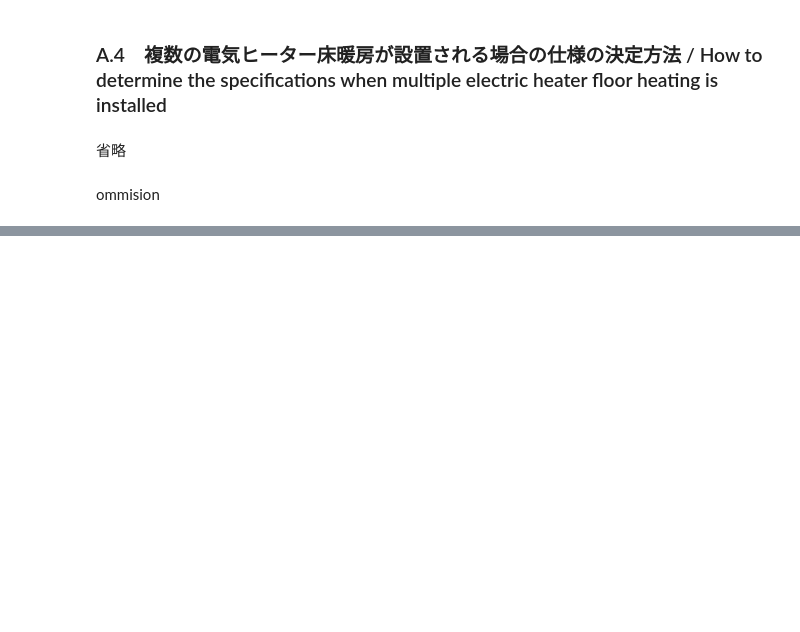
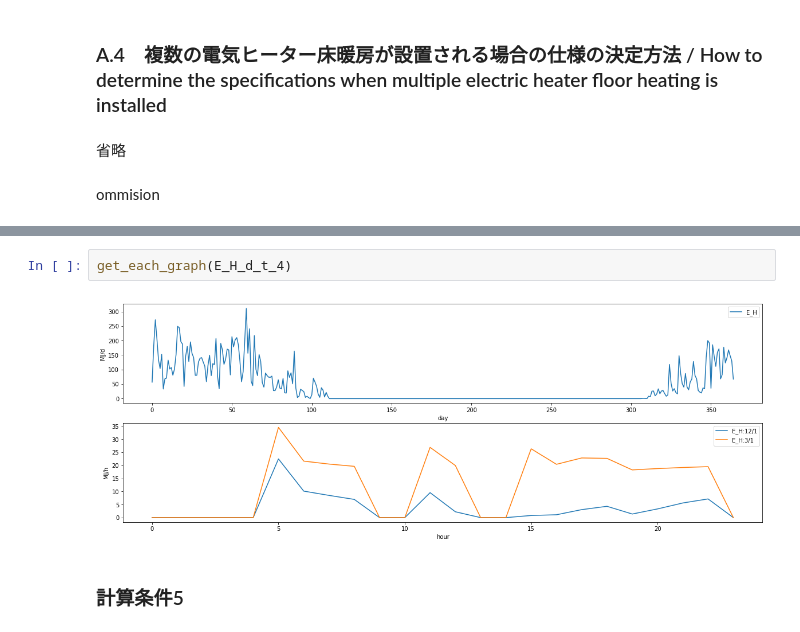
Before and after one commit to BRI-EES-House/Logic-EES-WEB, a Jupyter notebook: s04_05_electric_floor_heating.ipynb, the cells around one changed output, grey strips where cells are left out. Drawn from its saved outputs; the diff is of its cells as text; blank space fills up the shorter version.

```diff
--- a/s04_05_electric_floor_heating.ipynb
+++ b/s04_05_electric_floor_heating.ipynb
@@ -207,0 +435,6 @@ ommision
+# %%
+get_each_graph(E_H_d_t_4)
+# %% [output]
+[figure, added]
+# %% [markdown]
+### 計算条件5
```
Also changed, not shown: parts of 34 cells of this notebook.
